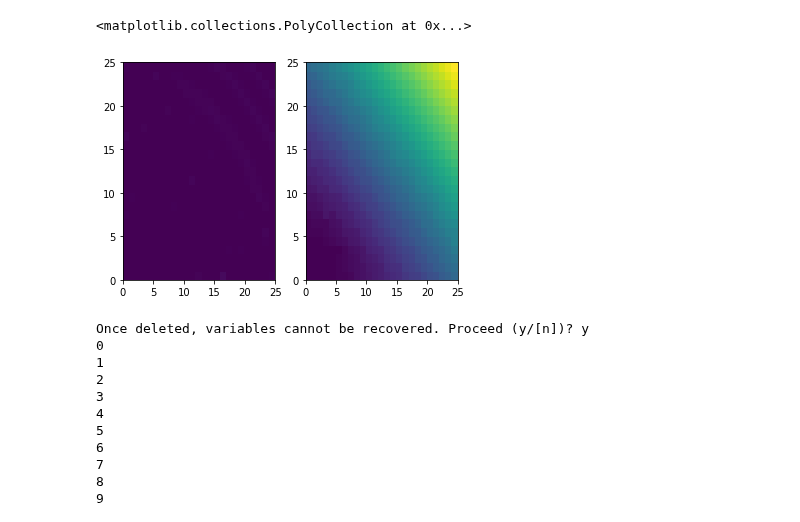
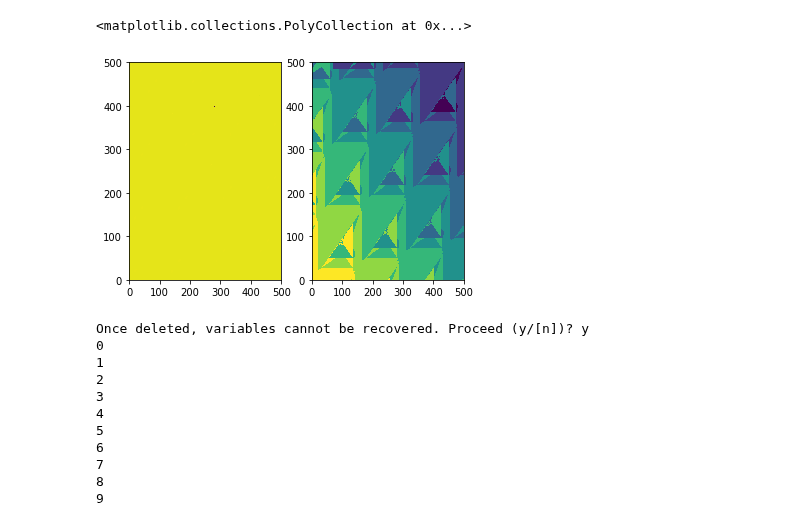
Before and after one commit to Quantumgame/quantum-ml, a Jupyter notebook: cluster_scripts/dd_test.ipynb, the cells around one changed output. Cells and saved outputs as stored; diff of their text form; code cells hidden in the pictures.

```diff
--- a/cluster_scripts/dd_test.ipynb
+++ b/cluster_scripts/dd_test.ipynb
@@ -40,25 +40,25 @@ Once deleted, variables cannot be recovered. Proceed (y/[n])? y
 # %%
 import numpy as np
-dat = np.load('/Users/ssk4/data/double_dot_test1.npy').item()
+dat = np.load('/Users/ssk4/data/double_dot_test.npy').item()
 
 import matplotlib.pyplot as plt
 %matplotlib inline
 
 curr_map = np.array([x['current'] for x in dat['output']]).reshape((len(dat['input']['V_d1_vec']),len(dat['input']['V_d2_vec'])))
 
 XX,YY = np.meshgrid(dat['input']['V_d1_vec'],dat['input']['V_d2_vec'])
 plt.subplot(1,2,1)
 
 plt.pcolor(curr_map,vmax=1e-3)
 plt.subplot(1,2,2)
 charge_map = np.array([np.sum(x['charge_state']) for x in dat['output']]).reshape((len(dat['input']['V_d1_vec']),
                                                                                    len(dat['input']['V_d2_vec'])))
 
 XX,YY = np.meshgrid(dat['input']['V_d1_vec'],dat['input']['V_d2_vec'])
 plt.pcolor(charge_map)
 # %% [output]
 <matplotlib.collections.PolyCollection at 0x...>
-[figure, old version]
+[figure, new version]
 # %%
 # This notebook is used to test double_dot 3d scripts
 %reset
```
Also changed, not shown: parts of 1 cell of this notebook, 3 other files.
